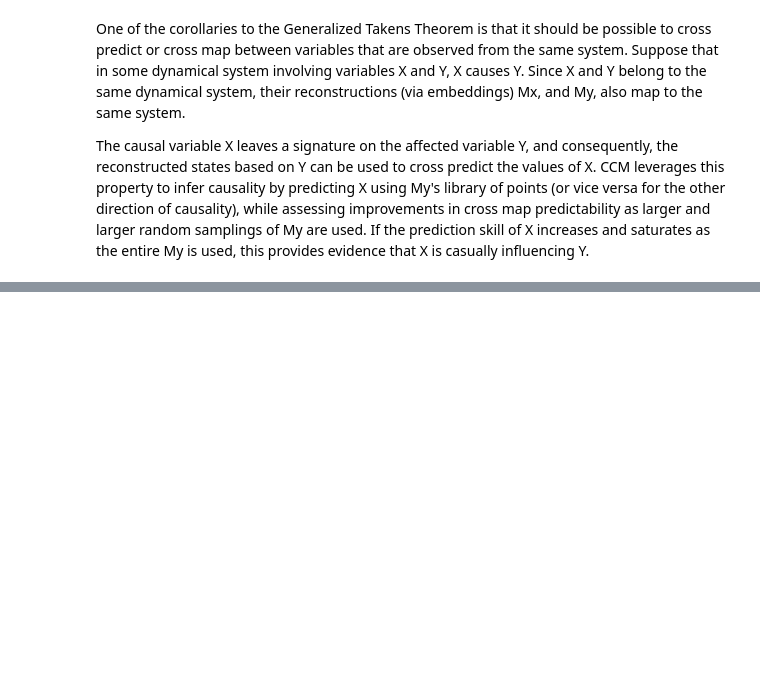
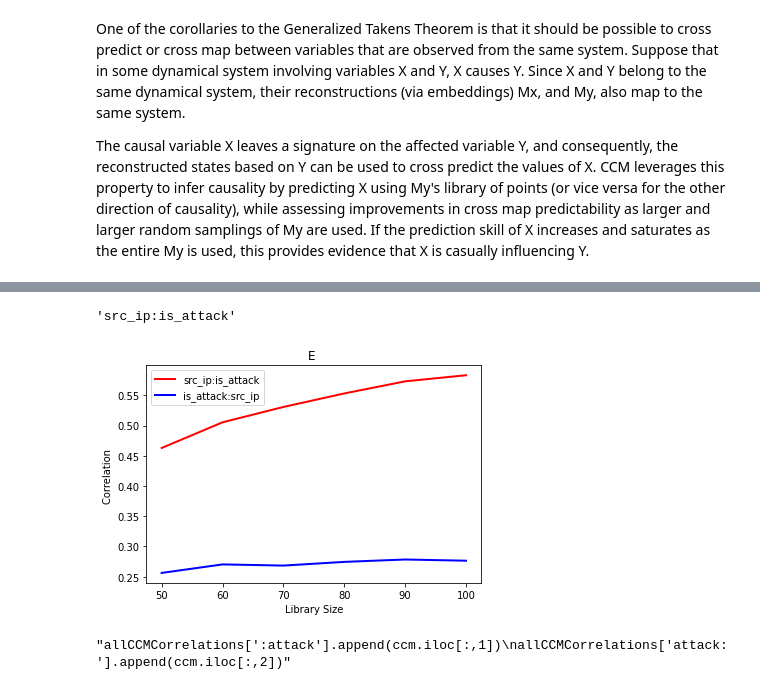
Before and after one commit to Srividya47/DataScience, a Jupyter notebook: fork_of_edm_in_ids.ipynb, the cells around one changed output, grey strips where cells are left out. Saved outputs shown, nothing was run; the diff lists cells and outputs as text; code cells hidden in the pictures; blank space fills up the shorter version.

```diff
--- a/fork_of_edm_in_ids.ipynb
+++ b/fork_of_edm_in_ids.ipynb
@@ -320,4 +322,20 @@ def getMeasures(objects):
     }
     measurements['F1Score'] = getF1Score(measurements['Precison'],measurements['Recall'])
     return measurements
+# %%
+def plotLines(x,y1,y2,title,legends,figName):
+
+  f = plt.figure(facecolor='white')
+  #f.set_figwidth(4)
+  #f.set_figheight(4)
+  plt.title(title)
+  ax = plt.gca()
+  ax.set_facecolor("white")
+  plt.plot(x,y1, color='r',linewidth=2)
+  plt.plot(x,y2, color='b',linewidth=2)
+  plt.legend(legends)
+  plt.savefig(figName+".png", transparent=True)
+  plt.xlabel("Library Size")
+  plt.ylabel("Correlation ")
+  plt.show()
 # %%
@@ -588,0 +666,9 @@ print(ccm)
+# %%
+#dir(ccm)
+ccm.columns[1]
+# %% [output]
+'src_ip:is_attack'
+# %%
+plotLines(ccm.LibSize,ccm.iloc[:,1],ccm.iloc[:,2],"E ",[ccm.columns[1],ccm.columns[2]],ccm.columns[1])
+# %% [output]
+[figure, added]
@@ -588,0 +677,5 @@ print(ccm)
+# %%
+'''allCCMCorrelations[':attack'].append(ccm.iloc[:,1])
+allCCMCorrelations['attack:'].append(ccm.iloc[:,2])'''
+# %% [output]
+"allCCMCorrelations[':attack'].append(ccm.iloc[:,1])\nallCCMCorrelations['attack:'].append(ccm.iloc[:,2])"
```
Also changed, not shown: parts of 82 cells of this notebook.
